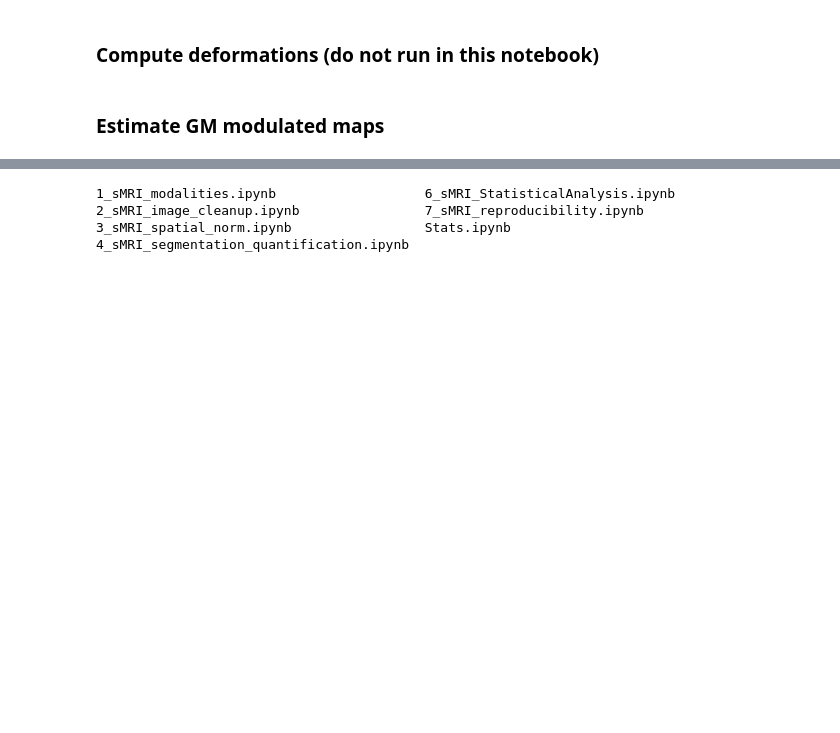
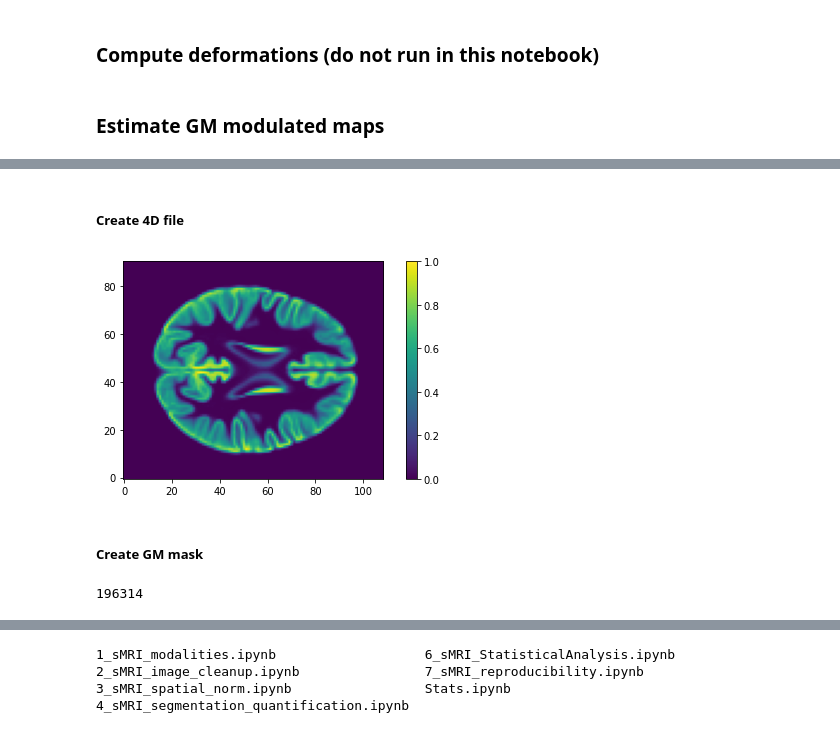
Before and after one commit to fishtree-attempt/SDC-BIDS-sMRI, a Jupyter notebook: code/Stats.ipynb, the cells around one changed output, grey strips where cells are left out. Cells and saved outputs as stored; diff of their text form; code cells hidden in the pictures; blank space fills up the shorter version.

```diff
--- a/code/Stats.ipynb
+++ b/code/Stats.ipynb
@@ -83,0 +97,17 @@ GM_probmap_mean = GM_probmap_data / len(GM_probmap_files)
+# %%
+subj_dirs = sorted(glob.glob(os.path.join(proc_dir, "sub-*")))
+# Calculating
+for subj_dir in subj_dirs:
+    subj_name = os.path.basename(subj_dir)
+    print(f"==={subj_name}")
+    # Get GM probability map in template space
+    warped_GM_file = os.path.join(subj_dir, f"{subj_name}_space-GM226_label-GM_probseg.nii.gz")
+    warped_GM = nib.load(warped_GM_file)
+    # Get scaling factors (trace of Jacobian)
+    J_map_file = os.path.join(subj_dir, f"{subj_name}_J.nii.gz")
+    J_map = nib.load(J_map_file)
+    # Compute modulated map
+    modulated_map = math_img("img1 * img2", img1=warped_GM, img2=J_map)
+    # Save modulated image
+    modulated_map_file = os.path.join(subj_dir, f"{subj_name}_space-GM226_label-GM_mod.nii.gz")
+    modulated_map.to_filename(modulated_map_file)
@@ -83,0 +134,5 @@ GM_probmap_mean = GM_probmap_data / len(GM_probmap_files)
+# %% [markdown]
+##### Create 4D file
+# %%
+#proc_dir = '../../../../data/uva_aomic/derivatives/vbm'
+proc_dir = '../../../../data/uva_aomic/derivatives/smri_course'
@@ -83,0 +142,18 @@ GM_probmap_mean = GM_probmap_data / len(GM_probmap_files)
+# %%
+#modulated_maps_4D = concat_imgs(modulated_map_files)
+#modulated_maps_4D_file = os.path.join(proc_dir, "cohort_GMvolume.nii.gz")
+modulated_maps_4D_file = os.path.join(proc_dir, "cohort_space-GM226_label-GM_mod.nii.gz")
+modulated_maps_4D = nib.load(modulated_maps_4D_file)
+# %%
+#modulated_maps_mean = mean_img(modulated_maps_4D)
+#modulated_maps_mean_file = os.path.join(proc_dir, "cohort_GMvolume_mean.nii.gz")
+modulated_maps_mean_file = os.path.join(proc_dir, "cohort_space-GM226_label-GM_mod_mean.nii.gz")
+modulated_maps_mean = nib.load(modulated_maps_mean_file)
+# %%
+plt.figure(figsize=(8, 4))
+plt.imshow(modulated_maps_mean.get_fdata()[:, :, 48], origin="lower", vmin=0, vmax=1)
+plt.colorbar();
+# %% [output]
+[figure, added]
+# %% [markdown]
+##### Create GM mask
@@ -83,0 +163,4 @@ GM_probmap_mean = GM_probmap_data / len(GM_probmap_files)
+# %%
+np.count_nonzero(GM_mask.get_fdata())
+# %% [output]
+196314
```
Also changed, not shown: parts of 85 cells of this notebook, 1 other file.
